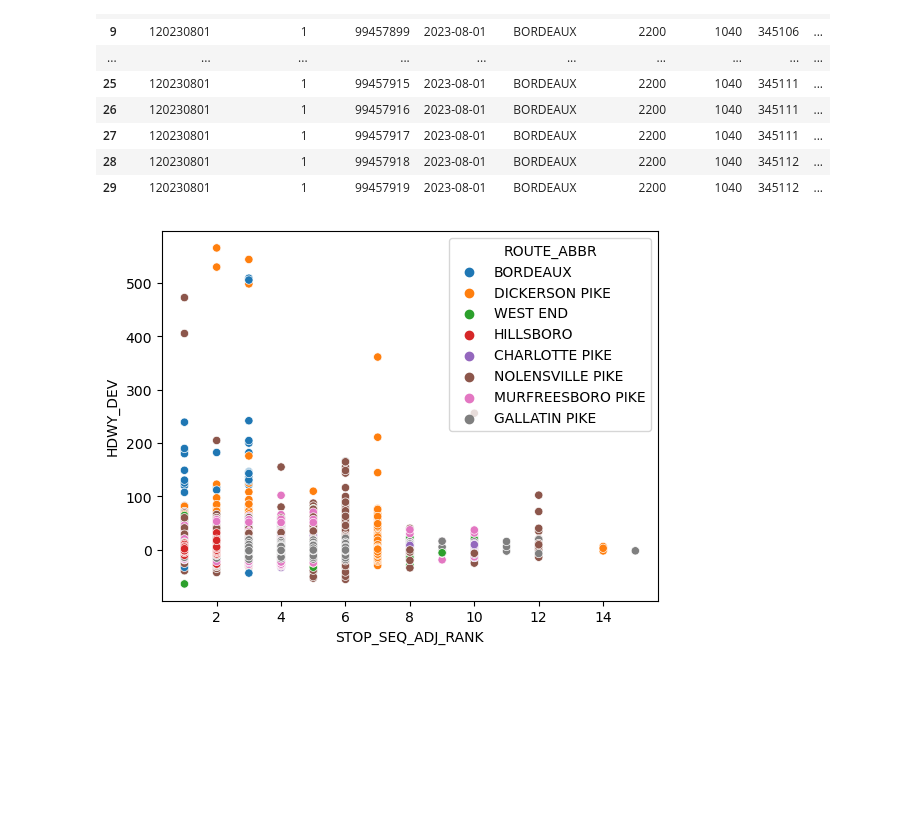
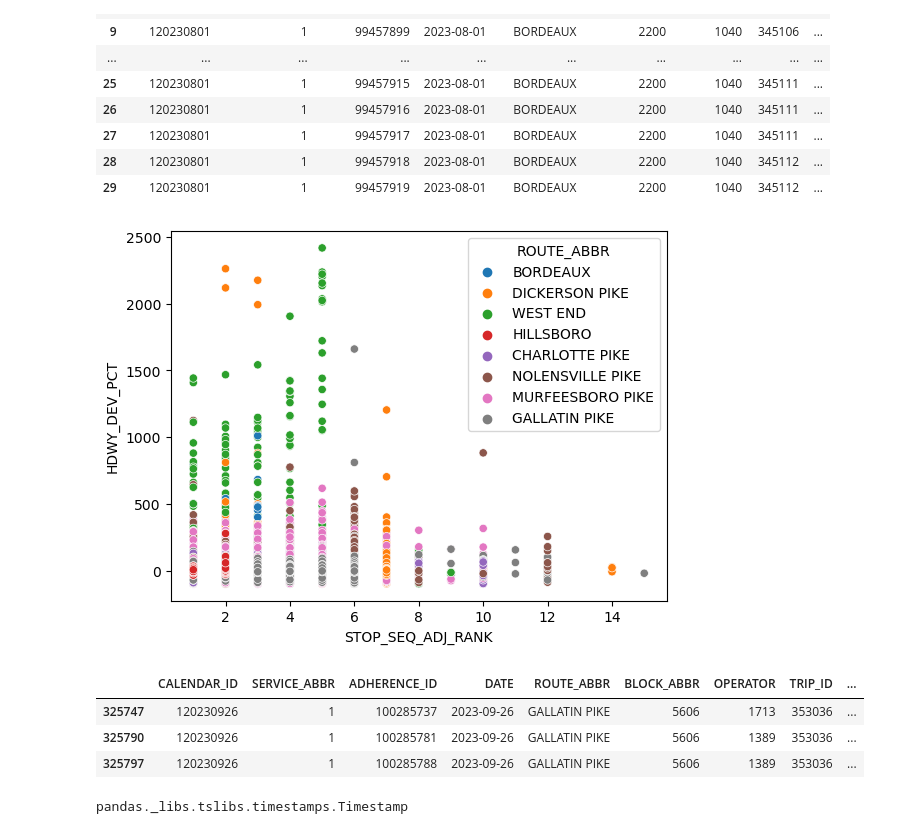
Before and after one commit to ballir27/wego-nashville-bus-adherence, a Jupyter notebook: Notebooks/AB-WeGo-Dist-Time-Travelled-Analysis.ipynb, the cells around one changed output. Cells and saved outputs as stored; diff of their text form; code cells hidden in the pictures; blank space fills up the shorter version.

```diff
--- a/Notebooks/AB-WeGo-Dist-Time-Travelled-Analysis.ipynb
+++ b/Notebooks/AB-WeGo-Dist-Time-Travelled-Analysis.ipynb
@@ -72,7 +72,7 @@ headway_df['SCHEDULED_TIME']=pd.to_datetime(headway_df['SCHEDULED_TIME']).dt.tim
 # %%
-headway_df['ACTUAL_ARRIVAL_TIME']=pd.to_datetime(headway_df['ACTUAL_ARRIVAL_TIME']).dt.time
+headway_df['ACTUAL_ARRIVAL_TIME']=pd.to_datetime(headway_df['ACTUAL_ARRIVAL_TIME'])
 # %%
-headway_df['ACTUAL_DEPARTURE_TIME']=pd.to_datetime(headway_df['ACTUAL_DEPARTURE_TIME']).dt.time
+headway_df['ACTUAL_DEPARTURE_TIME']=pd.to_datetime(headway_df['ACTUAL_DEPARTURE_TIME'])
 # %%
-headway_df['DATE']=pd.to_datetime(headway_df['DATE']).dt.date
+#headway_df['DATE']=pd.to_datetime(headway_df['DATE']).dt.date
 # %%
@@ -203,5 +300,5 @@ sns.scatterplot(data=headway_df_adj, x= 'STOP_SEQ_ADJ', y='HDWY_DEV',hue='ROUTE_
 # %%
-headway_df_adj['STOP_SEQ_ADJ_RANK'] = headway_df_adj.groupby(['CALENDAR_ID','TRIP_ID'])['STOP_SEQ_ADJ'].rank('max').copy()
+headway_df_adj['STOP_SEQ_ADJ_RANK'] = headway_df_adj.groupby(['CORRECTED_TRIP_ID'])['STOP_SEQ_ADJ'].rank('max').copy()
 # %%
 headway_df_adj[headway_df_adj['TRIP_ID']==345104].iloc[0:30,0:20]
 # %% [output]
@@ -243,7 +340,18 @@ headway_df_adj.iloc[0:30,0:20]
 | 28 | 120230801 | 1 | 99457918 | 2023-08-01 | BORDEAUX | 2200 | 1040 | 345112 | ... |
 | 29 | 120230801 | 1 | 99457919 | 2023-08-01 | BORDEAUX | 2200 | 1040 | 345112 | ... |
 # %%
-sns.scatterplot(data=headway_df_adj, x= 'STOP_SEQ_ADJ_RANK', y='HDWY_DEV', hue='ROUTE_ABBR');
+sns.scatterplot(data=headway_df_adj, x= 'STOP_SEQ_ADJ_RANK', y='HDWY_DEV_PCT', hue='ROUTE_ABBR');
 # %% [output]
-[figure, old version]
+[figure, new version]
+# %%
+headway_df_adj[(headway_df_adj['STOP_SEQ_ADJ_RANK']==15) & (headway_df_adj['ROUTE_ABBR']=='GALLATIN PIKE')].iloc[:,0:20]
+# %% [output]
+|  | CALENDAR_ID | SERVICE_ABBR | ADHERENCE_ID | DATE | ROUTE_ABBR | BLOCK_ABBR | OPERATOR | TRIP_ID | ... |
+| 325747 | 120230926 | 1 | 100285737 | 2023-09-26 | GALLATIN PIKE | 5606 | 1713 | 353036 | ... |
+| 325790 | 120230926 | 1 | 100285781 | 2023-09-26 | GALLATIN PIKE | 5606 | 1389 | 353036 | ... |
+| 325797 | 120230926 | 1 | 100285788 | 2023-09-26 | GALLATIN PIKE | 5606 | 1389 | 353036 | ... |
+# %%
+type(headway_df_adj['ACTUAL_DEPARTURE_TIME'][0])
+# %% [output]
+pandas._libs.tslibs.timestamps.Timestamp
 # %%
```
Also changed, not shown: parts of 18 cells of this notebook.
